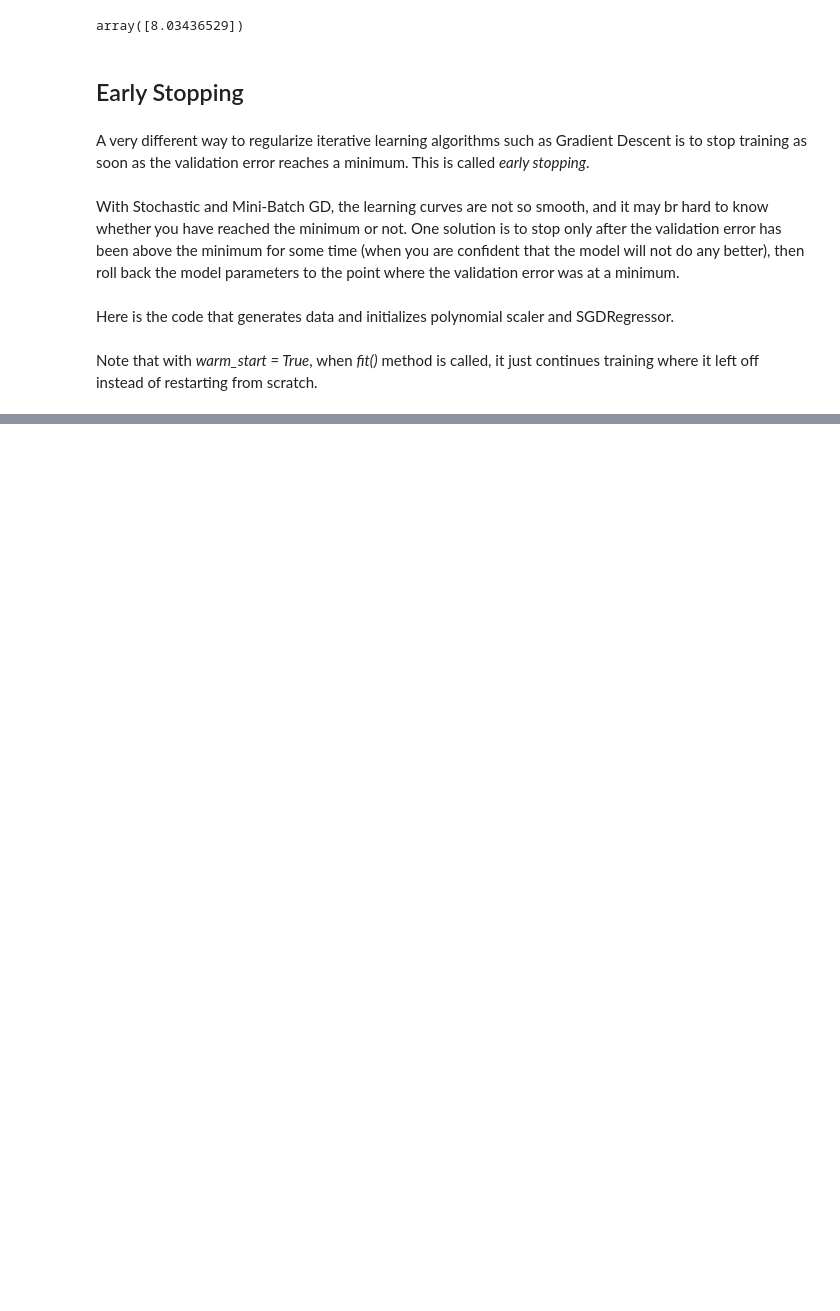
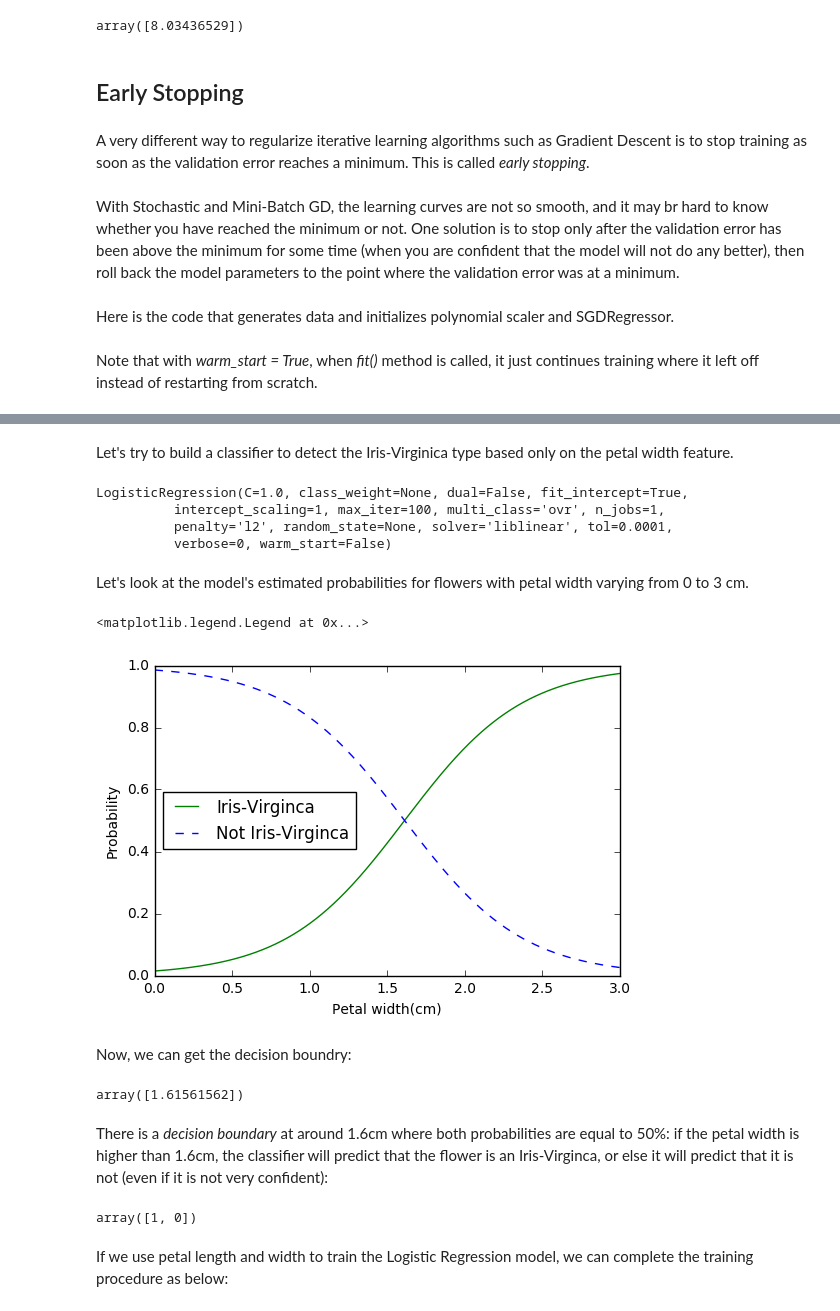
Before and after one commit to zhichenxi/Hands-Ons-of-ML, a Jupyter notebook: 04_training_models.ipynb, the cells around one changed output, grey strips where cells are left out. Drawn from its saved outputs; the diff is of its cells as text; code cells hidden in the pictures; blank space fills up the shorter version.

```diff
--- a/04_training_models.ipynb
+++ b/04_training_models.ipynb
@@ -440,0 +546,4 @@ Note that with *warm_start = True*, when *fit()* method is called, it just conti
+# %%
+from sklearn import datasets
+iris = datasets.load_iris()
+list(iris.keys())
@@ -440,0 +572,42 @@ Note that with *warm_start = True*, when *fit()* method is called, it just conti
+# %% [markdown]
+Let's try to build a classifier to detect the Iris-Virginica type based only on the petal width feature.
+# %%
+X = iris["data"][:, 3:]  # petal width
+y = (iris["target"] == 2).astype(np.int)  # 1 if Iris-Virginca, else 0
+
+from sklearn.linear_model import LogisticRegression
+log_reg = LogisticRegression()
+log_reg.fit(X,y)
+# %% [output]
+LogisticRegression(C=1.0, class_weight=None, dual=False, fit_intercept=True,
+          intercept_scaling=1, max_iter=100, multi_class='ovr', n_jobs=1,
+          penalty='l2', random_state=None, solver='liblinear', tol=0.0001,
+          verbose=0, warm_start=False)
+# %% [markdown]
+Let's look at the model's estimated probabilities for flowers with petal width varying from 0 to 3 cm.
+# %%
+X_new = np.linspace(0, 3, 1000).reshape(-1, 1)
+y_proba = log_reg.predict_proba(X_new)
+plt.plot(X_new, y_proba[:, 1], "g-", label="Iris-Virginca")
+plt.plot(X_new, y_proba[:, 0], "b--", label="Not Iris-Virginca")
+plt.xlabel("Petal width(cm)")
+plt.ylabel("Probability")
+plt.legend(loc="best")
+# %% [output]
+<matplotlib.legend.Legend at 0x...>
+[figure, added]
+# %% [markdown]
+Now, we can get the decision boundry:
+# %%
+decision_boundry = X_new[y_proba[:,1]>=0.5][0]
+decision_boundry
+# %% [output]
+array([1.61561562])
+# %% [markdown]
+There is a *decision boundary* at around 1.6cm where both probabilities are equal to 50%: if the petal width is higher than 1.6cm, the classifier will predict that the flower is an Iris-Virginca, or else it will predict that it is not (even if it is not very confident):
+# %%
+log_reg.predict([[1.7],[1.5]])
+# %% [output]
+array([1, 0])
+# %% [markdown]
+If we use petal length and width to train the Logistic Regression model, we can complete the training procedure as below:
```
Also changed, not shown: parts of 33 cells of this notebook.
